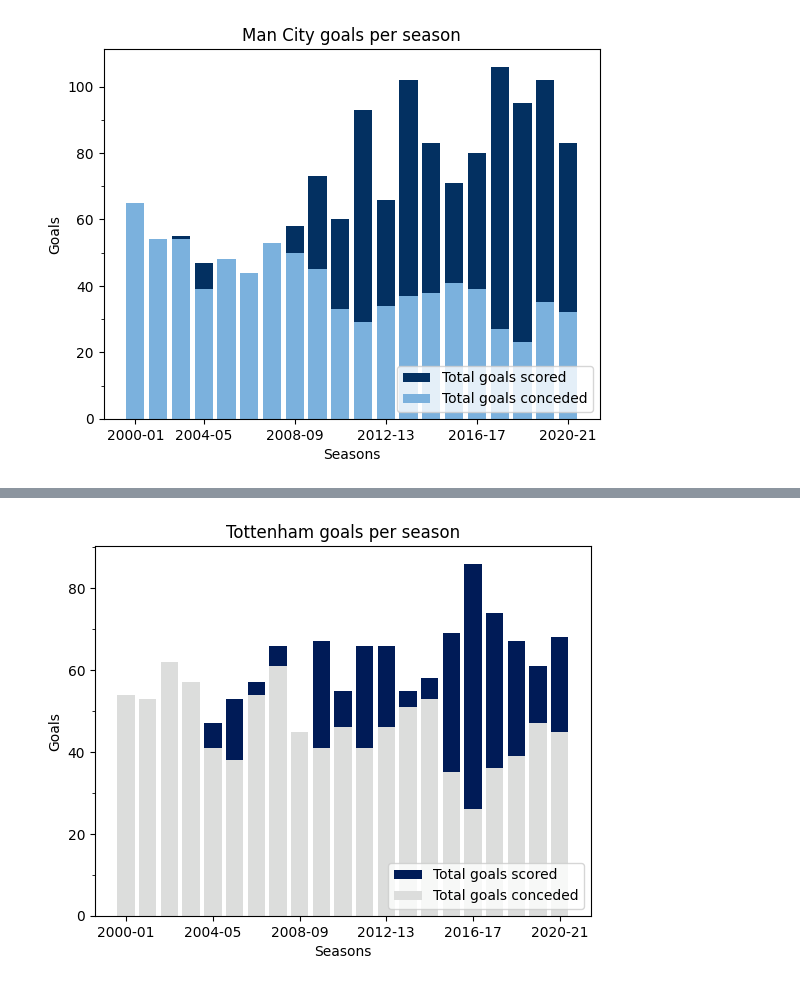
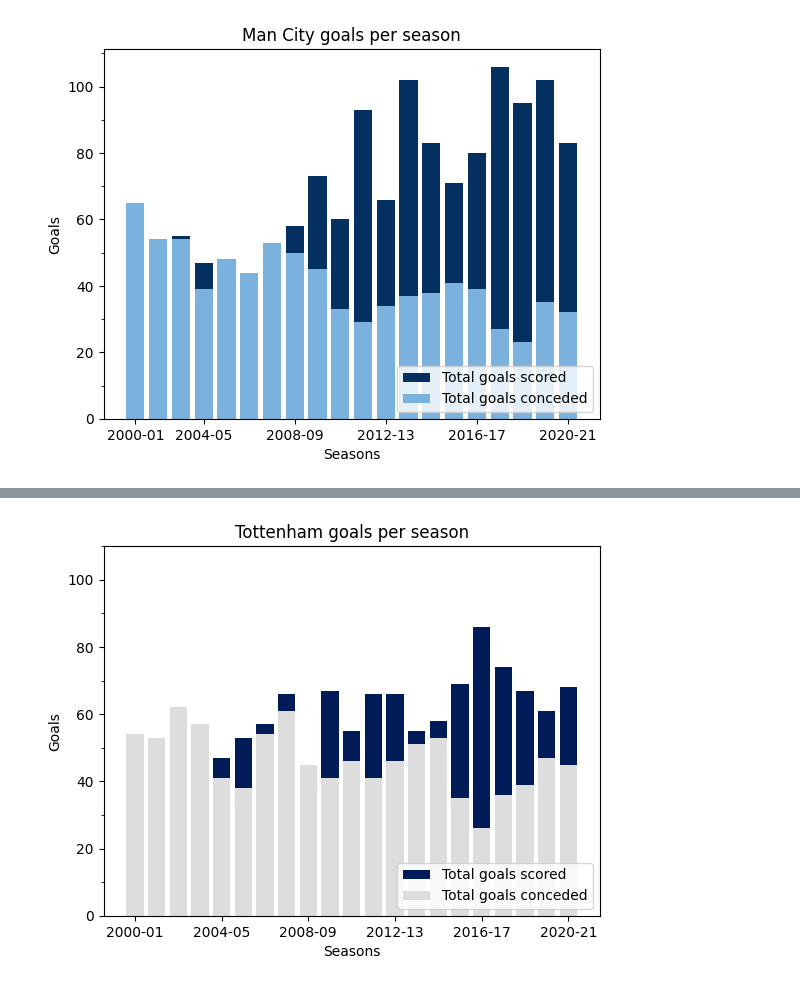
Before and after one commit to alexsandro49/premier-league-statistics-00-20, a Jupyter notebook: goals by seasons/main.ipynb, the cells around one changed output, grey strips where cells are left out. Cells and saved outputs as stored; diff of their text form; code cells hidden in the pictures.

```diff
--- a/goals by seasons/main.ipynb
+++ b/goals by seasons/main.ipynb
@@ -98,21 +81,18 @@ plt.show()
 # %%
-df_tottenham_per_season = df_00_to_21.loc[df_00_to_21['HomeTeam'] == 'Tottenham', ['Season', 'FTHG', 'FTAG']].groupby('Season').sum().reset_index()
-df_tottenham_per_season.rename(columns={'FTHG':'TGS', 'FTAG':'TGC'}, inplace=True)
-df_tottenham_per_season['TGS'] += df_00_to_21[df_00_to_21['AwayTeam'] == 'Tottenham'].groupby('Season').sum().reset_index()['FTAG']
-df_tottenham_per_season['TGC'] += df_00_to_21[df_00_to_21['AwayTeam'] == 'Tottenham'].groupby('Season').sum().reset_index()['FTHG']
+df_tottenham_per_season = df_filtered('Tottenham')
 
 plt.bar(df_tottenham_per_season['Season'], df_tottenham_per_season['TGS'], label='Total goals scored', color='#001B57ff')
 plt.bar(df_tottenham_per_season['Season'], df_tottenham_per_season['TGC'], label='Total goals conceded', color='#dcdddc')
 plt.title('Tottenham goals per season')
 plt.xlabel('Seasons')
 plt.ylabel('Goals')
 plt.xticks(df_tottenham_per_season.loc[np.linspace(0, len(df_tottenham_per_season)-1, 6, dtype=int), 'Season'])
-plt.yticks(np.arange(10, 91, 10), minor=True)
+plt.yticks(np.arange(10, 111, 10), minor=True)
 plt.legend(loc='lower right')
-plt.savefig('tottenham_goals_per_season.png')
+plt.savefig('plots/tottenham_goals_per_season.png')
 plt.show()
 # %% [output]
-[figure, old version]
+[figure, new version]
 # %%
 fig, ax = plt.subplots(2, 3, figsize=(8, 5))
 
```
Also changed, not shown: parts of 9 cells of this notebook, 23 other files.
